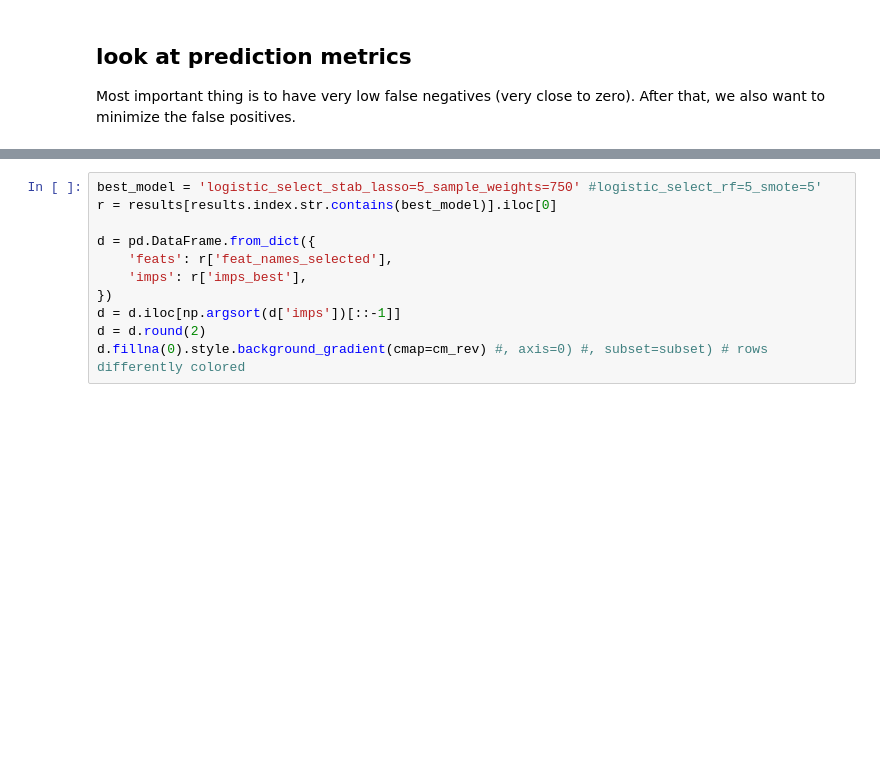
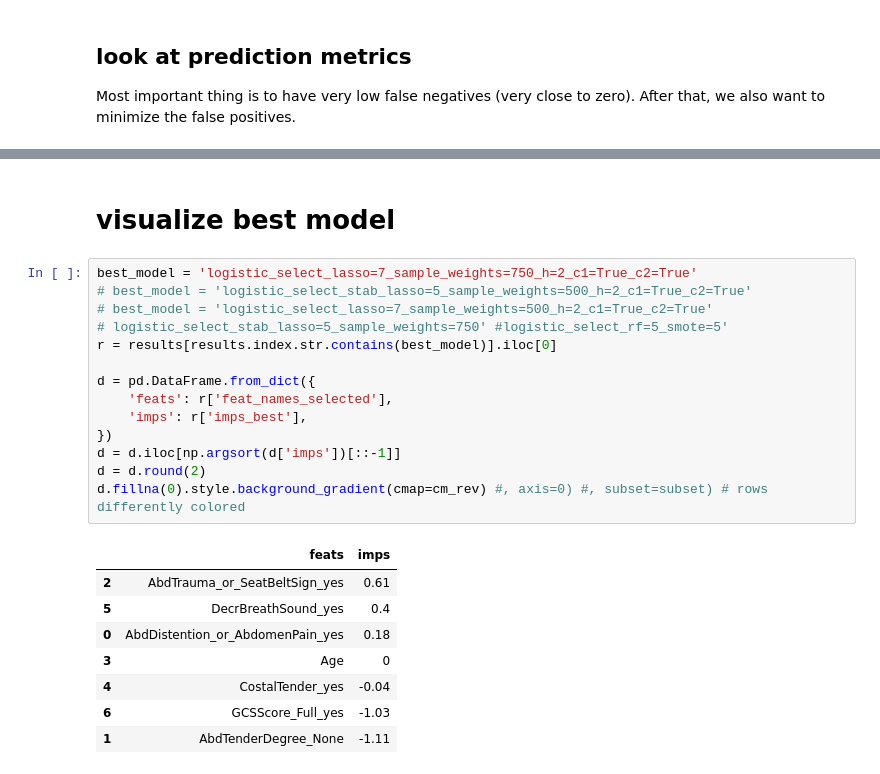
Before and after one commit to csinva/iai-clinical-decision-rule, a Jupyter notebook: 05_analyze.ipynb, the cells around one changed output, grey strips where cells are left out. Saved outputs shown, nothing was run; the diff lists cells and outputs as text; blank space fills up the shorter version.

Commit message:
int linear model

```diff
--- a/05_analyze.ipynb
+++ b/05_analyze.ipynb
@@ -77,11 +89,25 @@ r
+# %% [markdown]
+# visualize best model
 # %%
-best_model = 'logistic_select_stab_lasso=5_sample_weights=750' #logistic_select_rf=5_smote=5'
+best_model = 'logistic_select_lasso=7_sample_weights=750_h=2_c1=True_c2=True'
+# best_model = 'logistic_select_stab_lasso=5_sample_weights=500_h=2_c1=True_c2=True'
+# best_model = 'logistic_select_lasso=7_sample_weights=500_h=2_c1=True_c2=True'
+# logistic_select_stab_lasso=5_sample_weights=750' #logistic_select_rf=5_smote=5'
 r = results[results.index.str.contains(best_model)].iloc[0]
 
 d = pd.DataFrame.from_dict({
     'feats': r['feat_names_selected'],
     'imps': r['imps_best'],
 })
 d = d.iloc[np.argsort(d['imps'])[::-1]]
 d = d.round(2)
 d.fillna(0).style.background_gradient(cmap=cm_rev) #, axis=0) #, subset=subset) # rows differently colored
+# %% [output]
+|  | feats | imps |
+| 2 | AbdTrauma_or_SeatBeltSign_yes | 0.61 |
+| 5 | DecrBreathSound_yes | 0.4 |
+| 0 | AbdDistention_or_AbdomenPain_yes | 0.18 |
+| 3 | Age | 0 |
+| 4 | CostalTender_yes | -0.04 |
+| 6 | GCSScore_Full_yes | -1.03 |
+| 1 | AbdTenderDegree_None | -1.11 |
```
Also changed, not shown: parts of 10 cells of this notebook, 2 other files.
